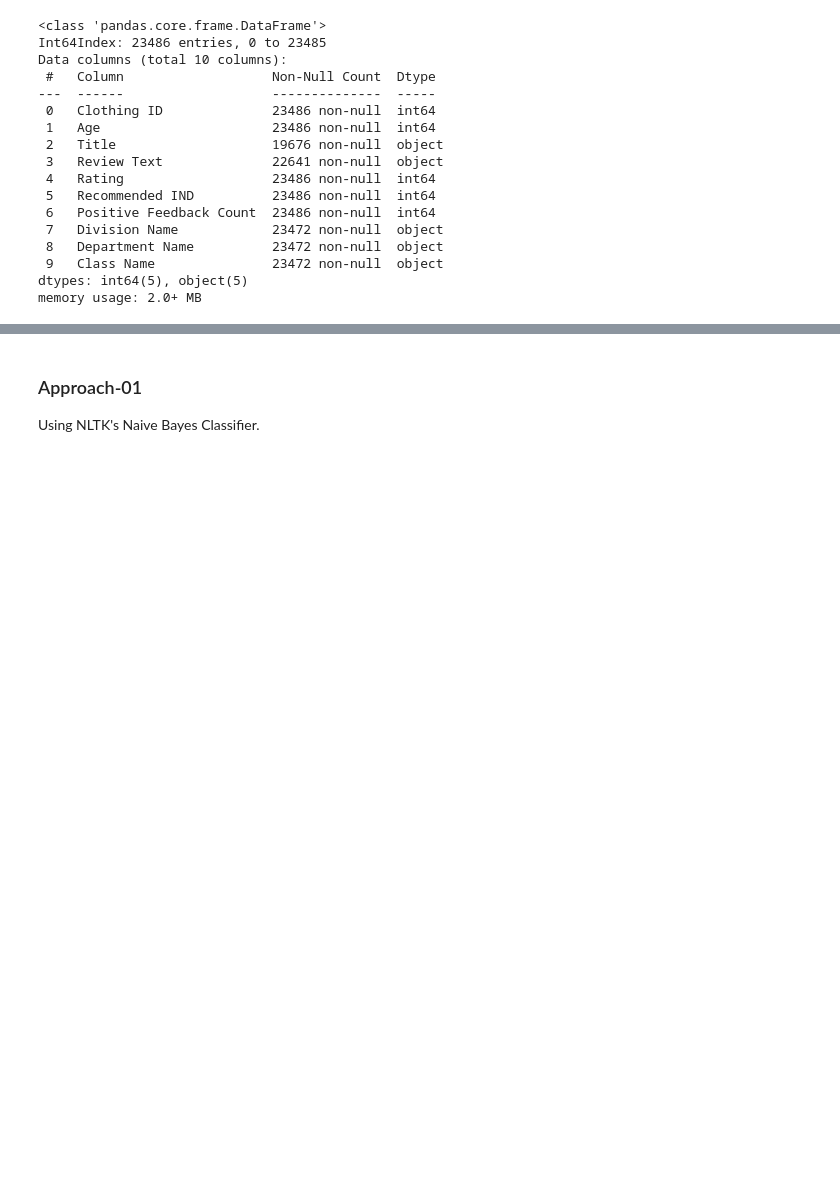
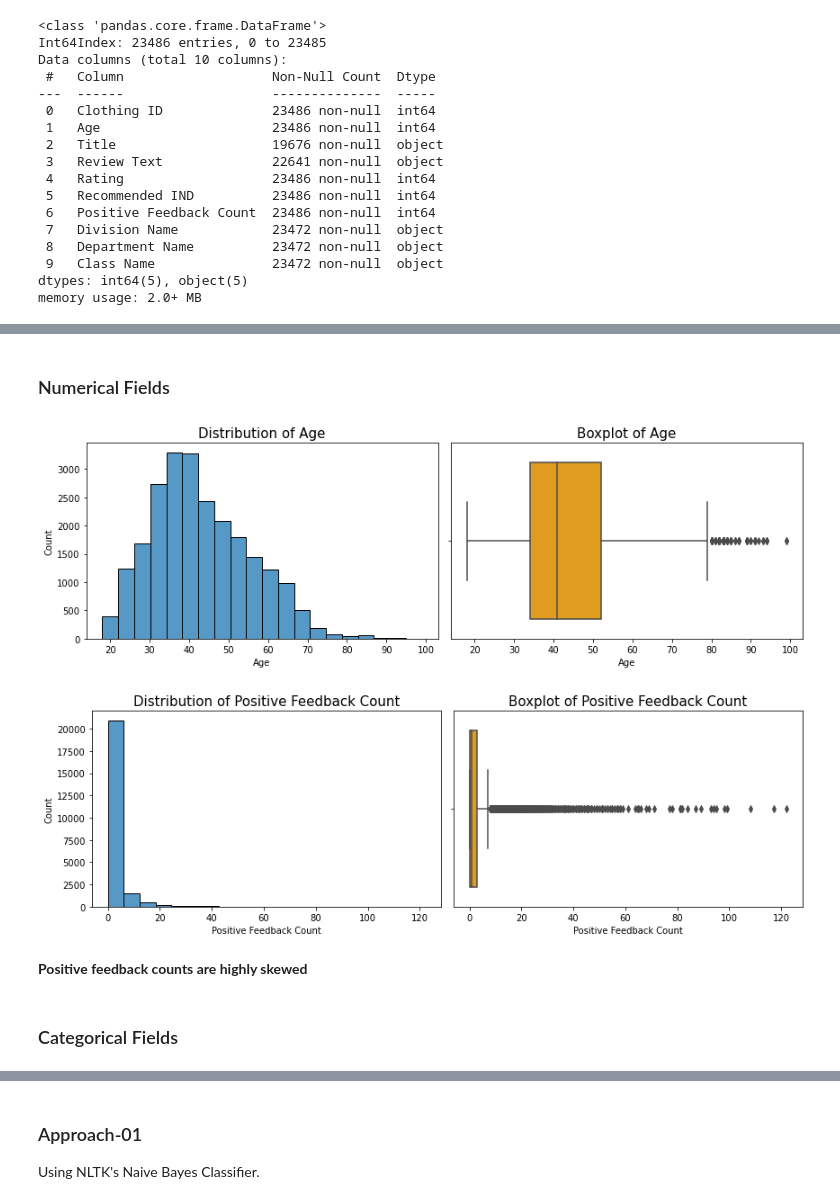
Before and after one commit to Soundarajan-Subramani/Analytics-Hub, a Jupyter notebook: Customer Sentiment [NLP]/Sentiment Analysis.ipynb, the cells around one changed output, grey strips where cells are left out. Drawn from its saved outputs; the diff is of its cells as text; code cells hidden in the pictures; blank space fills up the shorter version.

Commit message:
Few visual updates

```diff
--- a/Customer Sentiment [NLP]/Sentiment Analysis.ipynb
+++ b/Customer Sentiment [NLP]/Sentiment Analysis.ipynb
@@ -54,0 +69,8 @@ memory usage: 2.0+ MB
+# %%
+# variables
+num = ['Age','Positive Feedback Count']
+cat = ['Rating','Recommended IND']
+obj = ['Division Name','Department Name','Class Name']
+txt = ['Title','Review Text']
+# %% [markdown]
+### Numerical Fields
@@ -54,0 +86,11 @@ memory usage: 2.0+ MB
+# %%
+# distributions
+for i in num:
+    distribution(i)
+# %% [output]
+[figure, added]
+[figure, added]
+# %% [markdown]
+**Positive feedback counts are highly skewed**
+# %% [markdown]
+### Categorical Fields
```
Also changed, not shown: parts of 35 cells of this notebook.
